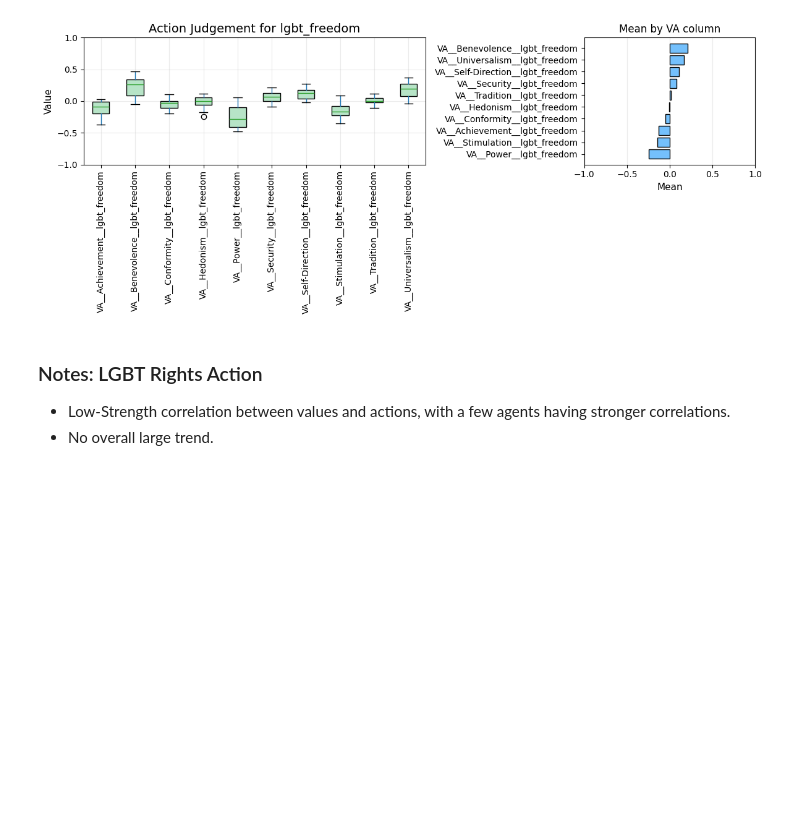
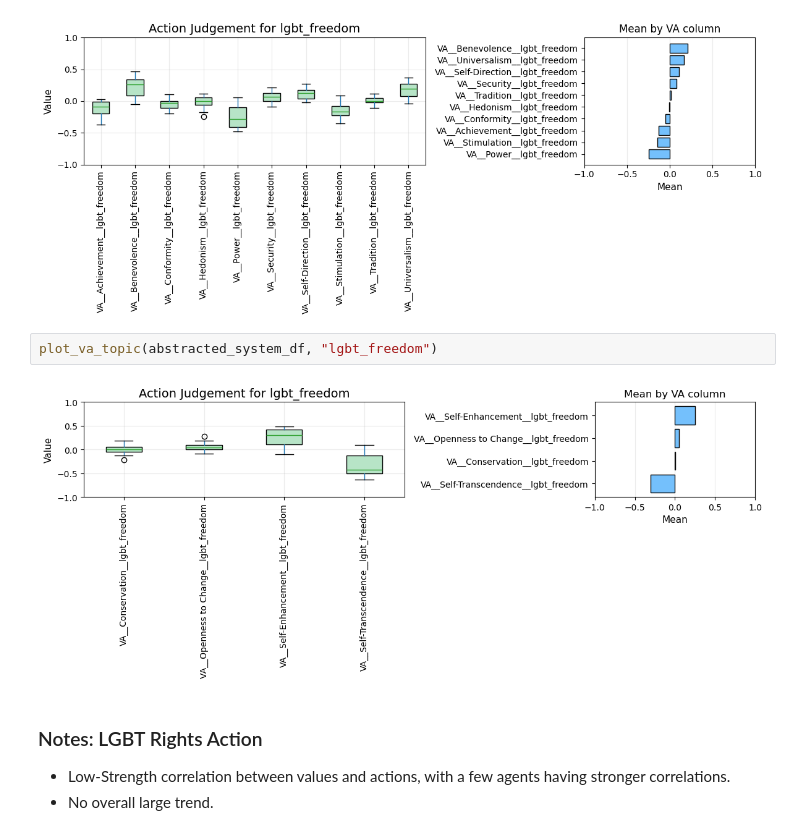
Before and after one commit to JosephTrevorrow/HCVA-plus-plus, a Jupyter notebook: value_systems/all_country_value_system_explorer.ipynb, the cells around one changed output. Drawn from its saved outputs; the diff is of its cells as text; blank space fills up the shorter version.

```diff
--- a/value_systems/all_country_value_system_explorer.ipynb
+++ b/value_systems/all_country_value_system_explorer.ipynb
@@ -264,6 +297,10 @@ plot_va_topic(value_system_df, "immigration")
 plot_va_topic(value_system_df, "lgbt_freedom")
 # %% [output]
 [figure]
+# %%
+plot_va_topic(abstracted_system_df, "lgbt_freedom")
+# %% [output]
+[figure, added]
 # %% [markdown]
 ### Notes: LGBT Rights Action
 - Low-Strength correlation between values and actions, with a few agents having stronger correlations.
```
Also changed, not shown: parts of 7 cells of this notebook, 1 other file.
